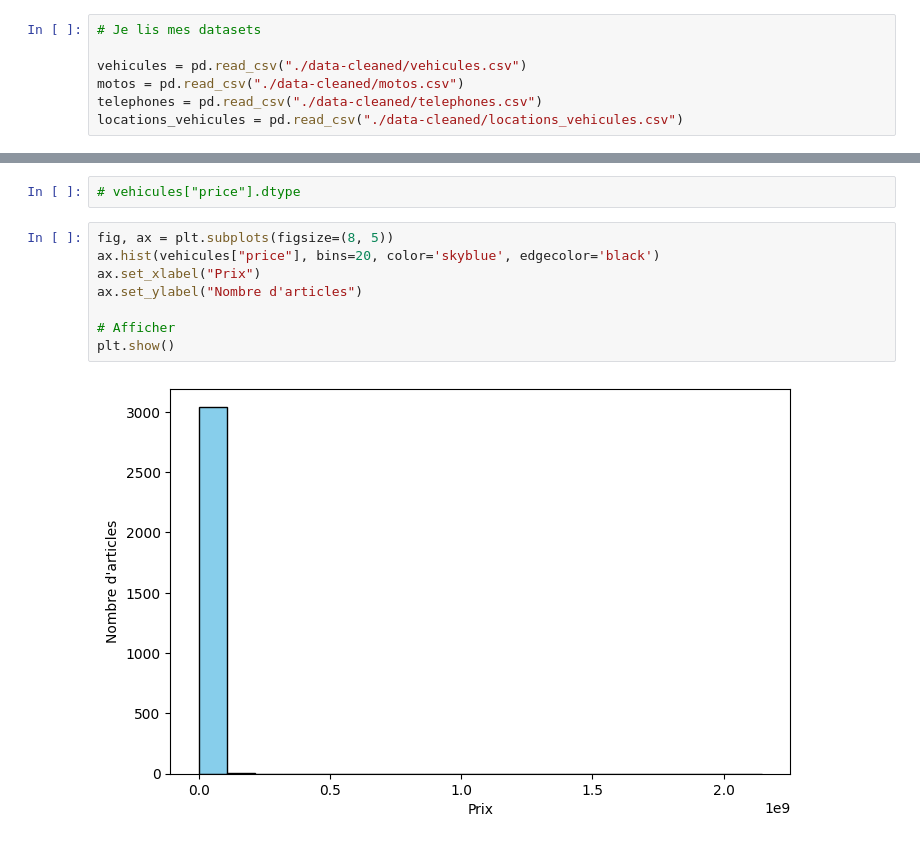
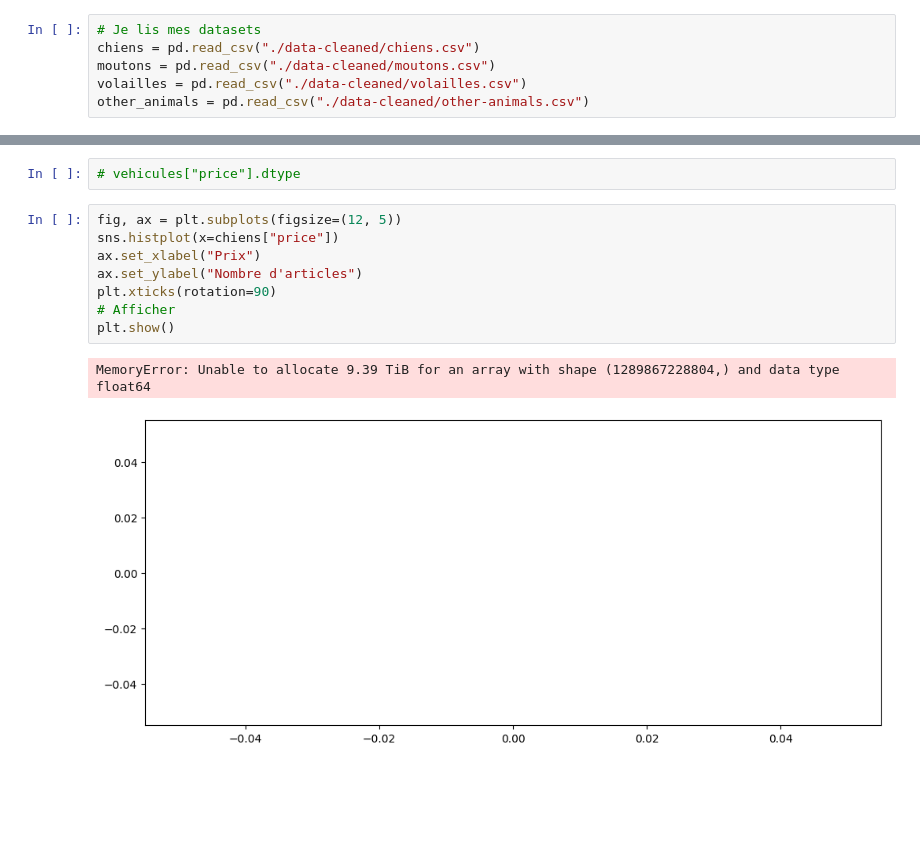
Before and after one commit to codeangel223/projet-data-collection, a Jupyter notebook: data-viz.ipynb, the cells around one changed output, grey strips where cells are left out. Drawn from its saved outputs; the diff is of its cells as text; blank space fills up the shorter version.

```diff
--- a/data-viz.ipynb
+++ b/data-viz.ipynb
@@ -6,11 +6,10 @@ import seaborn as sns
 import matplotlib.pyplot as plt
 # %%
 # Je lis mes datasets
-
-vehicules = pd.read_csv("./data-cleaned/vehicules.csv")
-motos = pd.read_csv("./data-cleaned/motos.csv")
-telephones = pd.read_csv("./data-cleaned/telephones.csv")
-locations_vehicules = pd.read_csv("./data-cleaned/locations_vehicules.csv")
+chiens = pd.read_csv("./data-cleaned/chiens.csv")
+moutons = pd.read_csv("./data-cleaned/moutons.csv")
+volailles = pd.read_csv("./data-cleaned/volailles.csv")
+other_animals = pd.read_csv("./data-cleaned/other-animals.csv")
 # %% [markdown]
 ## Afficher les vehicules en fonction de leurs adresse
 # %%
@@ -24,12 +23,13 @@ plt.xticks(rotation=90);
 # %%
 # vehicules["price"].dtype
 # %%
-fig, ax = plt.subplots(figsize=(8, 5))
-ax.hist(vehicules["price"], bins=20, color='skyblue', edgecolor='black')
+fig, ax = plt.subplots(figsize=(12, 5))
+sns.histplot(x=chiens["price"])
 ax.set_xlabel("Prix")
 ax.set_ylabel("Nombre d'articles")
-
+plt.xticks(rotation=90)
 # Afficher
 plt.show()
 # %% [output]
+MemoryError: Unable to allocate 9.39 TiB for an array with shape (1289867228804,) and data type float64
-[figure, old version]
+[figure, new version]
```
Also changed, not shown: parts of 1 cell of this notebook, 16 other files.
